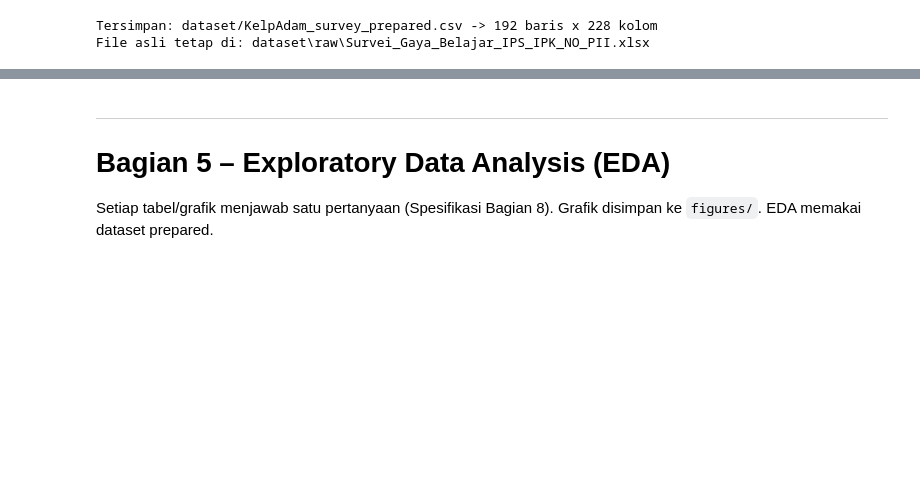
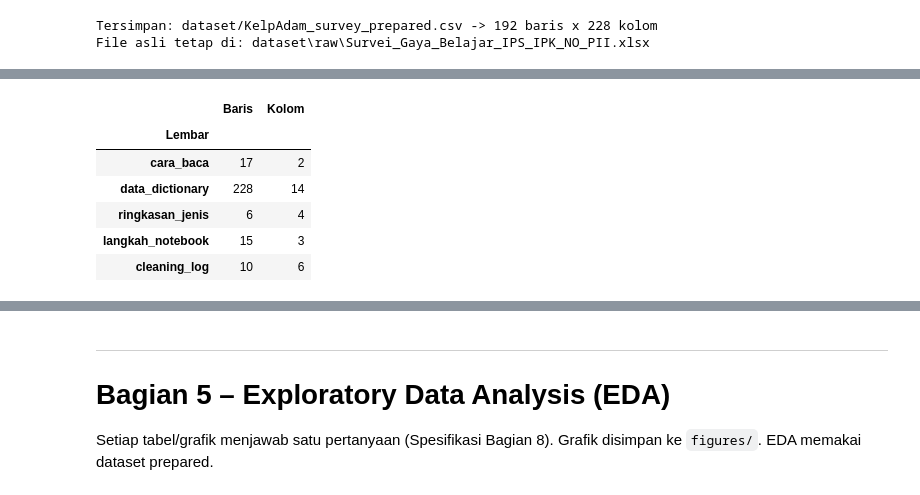
Before and after one commit to edwardchristi4n/machine_learning_exam, a Jupyter notebook: notebook/KelpAdam_UTS_DataPreparation_EDA.ipynb, the cells around one changed output, grey strips where cells are left out. Cells and saved outputs as stored; diff of their text form; code cells hidden in the pictures; blank space fills up the shorter version.

```diff
--- a/notebook/KelpAdam_UTS_DataPreparation_EDA.ipynb
+++ b/notebook/KelpAdam_UTS_DataPreparation_EDA.ipynb
@@ -1782,0 +1839,85 @@ Tersimpan: dictionary/KelpAdam_data_dictionary.xlsx -> 228 kolom terdokumentasi
+# %%
+from openpyxl.styles import Alignment, Font, PatternFill
+
+# 1) Lembar pendukung: cara membaca, ringkasan jenis kolom, dan arti kode langkah notebook
+cara_baca = pd.DataFrame([
+    ("Isi file", f"Penjelasan setiap kolom di dataset/{PREPARED_FILE.name} ({prepared.shape[0]} baris x {prepared.shape[1]} kolom)"),
+    ("Sumber data", f"{RAW_FILE.name} dari dosen (MD5 {md5}), {raw.shape[0]} baris x {raw.shape[1]} kolom"),
+    ("Dibuat oleh", "Kode notebook/KelpAdam_UTS_DataPreparation_EDA.ipynb, sel P3 (otomatis, bukan diketik manual)"),
+    ("Lembar data_dictionary", "Satu baris = satu kolom dataset prepared. Gunakan filter di header, misalnya jenis = Score"),
+    ("no / nama_kolom", "Urutan dan nama kolom di dataset prepared"),
+    ("jenis", "Kelompok kolom sesuai tabel Spesifikasi UTS 7.3 (lihat lembar ringkasan_jenis)"),
+    ("arti", "Item survei: teks pertanyaan asli. Kolom lain: penjelasan isinya"),
+    ("tipe_data", "Tipe data di pandas (Int64 = bilangan bulat yang boleh kosong)"),
+    ("nilai_valid / nilai_teramati", "Rentang/kategori yang boleh menurut instrumen vs yang benar-benar muncul di data"),
+    ("terisi / kosong", f"Jumlah baris yang terisi dan yang kosong (total {prepared.shape[0]})"),
+    ("raw_atau_derived", "Raw = kolom asli (hanya format/tipe dirapikan); Derived = hasil hitungan"),
+    ("kolom_excel_asli", "Huruf kolom di file Excel dosen (ID = A ... IPK = DL); '-' berarti kolom hasil hitungan"),
+    ("dibentuk_dari", "Kolom dataset yang menjadi bahan hitungan kolom ini"),
+    ("langkah_notebook", "Kode bagian notebook yang membuat atau mengubah kolom ini (lihat lembar langkah_notebook)"),
+    ("sumber_aturan", "Dasar teori atau panduan untuk aturan hitungannya"),
+    ("Kolom yang dibuang", "IPS_2026_S1 (Excel kolom DK): kosong seluruhnya setelah 0 -> NaN, dibuang di C5. Tetap ada di data asli"),
+    ("Cara menelusuri", "Contoh: HM_label_uas (S5) <- HM_ACT_sum (S4) <- HM_ACT_01 - HM_ACT_08 (C1, C3) <- Excel kolom R - Y. Filter nama_kolom lalu ikuti dibentuk_dari"),
+], columns=["Bagian", "Keterangan"])
+
+KETENTUAN = {"Identifier": "Hanya untuk menelusuri baris, bukan variabel analisis",
+             "Metadata non-identifying": "Aman dianalisis (7.3 no. 1)",
+             "Raw survey item": "Dipertahankan untuk audit; makna jawaban tidak diubah (7.3 no. 2)",
+             "Score": "Dihitung dengan aturan teori yang didokumentasikan (7.3 no. 3)",
+             "Label/profile": "Dapat ditelusuri ke aturan scoring (7.3 no. 4)",
+             "Prepared variable": "Transformasi dijelaskan di notebook & dictionary (7.3 no. 5)"}
+ringkasan_jenis = pd.DataFrame([{"jenis": j, "jumlah_kolom": len(k), "ketentuan_spesifikasi": KETENTUAN[j],
+                                 "contoh_kolom": ", ".join(k[:3]) + (", ..." if len(k) > 3 else "")}
+                                for j, k in JENIS_KOLOM.items()])
+
+langkah_c = (log_df.groupby("Langkah", sort=False)["Aksi"].agg("; ".join).reset_index()
+             .rename(columns={"Langkah": "kode", "Aksi": "yang_dilakukan"}).assign(bagian="Bagian 2 - Cleaning"))
+langkah_lain = pd.DataFrame([
+    ("S1", "Skor & profil VARK (hitungan V/A/R/K, stepping distance)", "Bagian 3 - Scoring"),
+    ("S2", "Skor, arah, dan kekuatan Felder-Silverman", "Bagian 3 - Scoring"),
+    ("S3", "Skor tahap, sumbu AC-CE/AE-RO, dan tipe Kolb", "Bagian 3 - Scoring"),
+    ("S4", "Skor, persentil, pita, dan gaya dominan Honey-Mumford", "Bagian 3 - Scoring"),
+    ("S5", "64 indikator VARK 0/1 dan 4 label versi panduan UAS", "Bagian 3 - Scoring"),
+    ("P1", "Perkiraan angkatan dari tahun IPS pertama", "Bagian 4 - Preparation"),
+], columns=["kode", "yang_dilakukan", "bagian"])
+langkah_notebook = pd.concat([langkah_c, langkah_lain], ignore_index=True)[["kode", "bagian", "yang_dilakukan"]]
+
+# 2) Simpan semua lembar ke satu file Excel
+LEMBAR = {"cara_baca": cara_baca, "data_dictionary": data_dictionary, "ringkasan_jenis": ringkasan_jenis,
+          "langkah_notebook": langkah_notebook, "cleaning_log": log_df}
+DICT_FILE = DICT_DIR / f"{PREFIX}_data_dictionary.xlsx"
+DICT_DIR.mkdir(exist_ok=True)
+with pd.ExcelWriter(DICT_FILE, engine="openpyxl") as writer:
+    for nama, tabel in LEMBAR.items():
+        tabel.to_excel(writer, sheet_name=nama, index=False)
+
+    # 3) Rapikan tampilan: header berwarna & terkunci, filter, lebar kolom, teks panjang dibungkus
+    WARNA_JENIS = {"Identifier": "EDEDED", "Metadata non-identifying": "FFF2CC", "Raw survey item": "DDEBF7",
+                   "Score": "E2EFDA", "Label/profile": "FCE4D6", "Prepared variable": "EDE7F6"}
+    for nama, tabel in LEMBAR.items():
+        ws = writer.sheets[nama]
+        ws.freeze_panes = "C2" if nama == "data_dictionary" else "A2"
+        ws.auto_filter.ref = ws.dimensions
+        for j, kolom in enumerate(tabel.columns, 1):
+            isi = tabel[kolom].astype(str)
+            lebar = min(max(len(str(kolom)), int(isi.str.len().max())) + 2, 60)
+            ws.column_dimensions[get_column_letter(j)].width = lebar
+            for sel in ws[get_column_letter(j)][1:]:
+                sel.alignment = Alignment(wrap_text=True, vertical="top")
+        for sel in ws[1]:
+            sel.font = Font(bold=True, color="FFFFFF")
+            sel.fill = PatternFill("solid", fgColor="2A78D6")
+            sel.alignment = Alignment(vertical="center", wrap_text=True)
+        if nama == "data_dictionary":                    # warnai kolom 'jenis' agar kelompok mudah dibedakan
+            kol_jenis = list(tabel.columns).index("jenis") + 1
+            for i, j in enumerate(tabel["jenis"], 2):
+                ws.cell(row=i, column=kol_jenis).fill = PatternFill("solid", fgColor=WARNA_JENIS[j])
+    writer.book.active = 1                               # file dibuka langsung di lembar data_dictionary
+
+# 4) Cek: baca ulang file yang tersimpan
+cek = pd.read_excel(DICT_FILE, sheet_name=None)
+assert len(cek["data_dictionary"]) == prepared.shape[1]
+print(f"Tersimpan: dictionary/{DICT_FILE.name}")
+display(pd.DataFrame({"Lembar": list(cek), "Baris": [len(t) for t in cek.values()],
+                      "Kolom": [t.shape[1] for t in cek.values()]}).set_index("Lembar"))
+# %% [output]
@@ -1783 +1925,8 @@ Tersimpan: dictionary/KelpAdam_data_dictionary.xlsx -> 228 kolom terdokumentasi
+|  | Baris | Kolom |
+| Lembar |  |  |
+| cara_baca | 17 | 2 |
+| data_dictionary | 228 | 14 |
+| ringkasan_jenis | 6 | 4 |
+| langkah_notebook | 15 | 3 |
+| cleaning_log | 10 | 6 |
 # %% [markdown]
```
Also changed, not shown: parts of 8 cells of this notebook, 5 other files.
